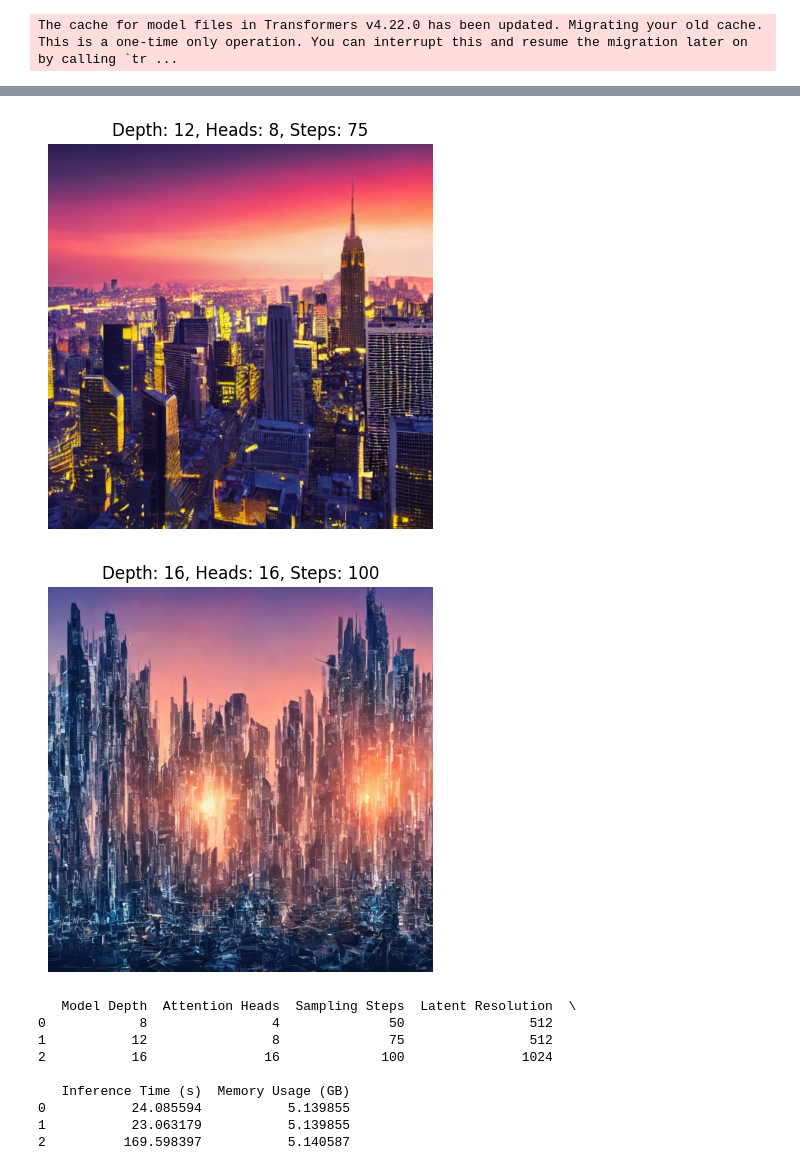
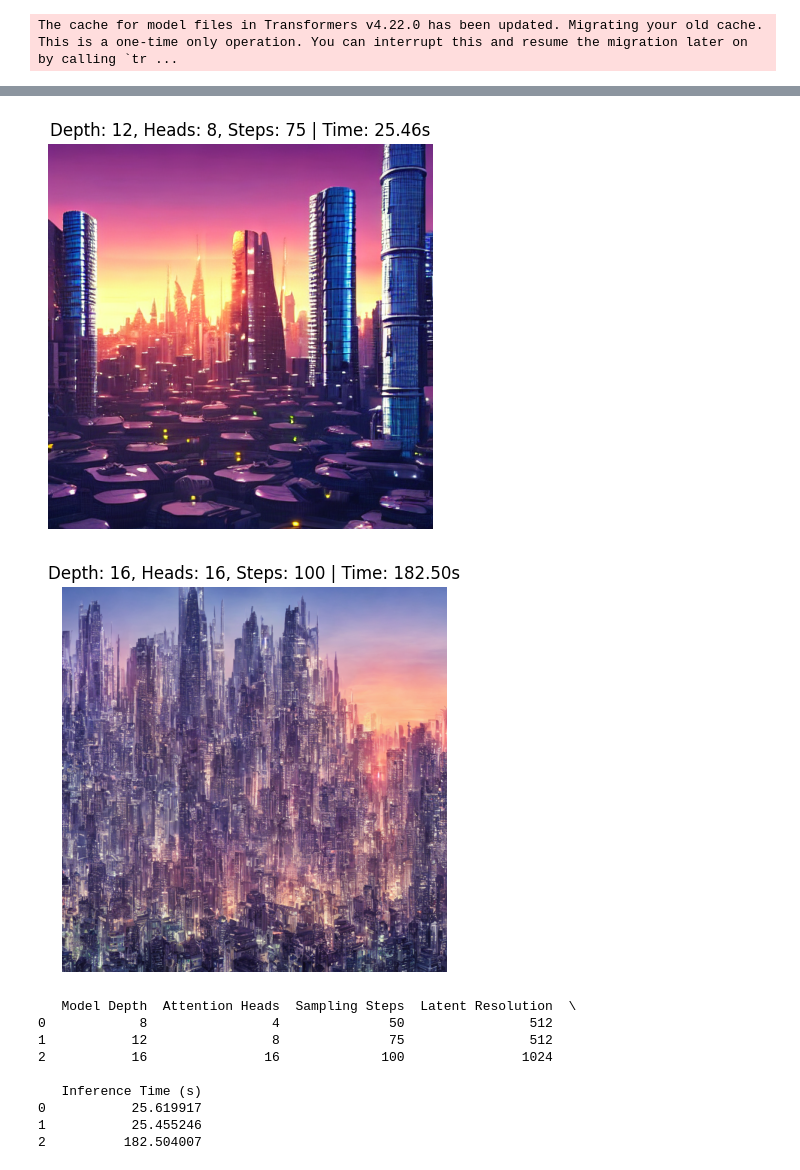
Before and after one commit to mdmehedihasan/diffusion_feb_25, a Jupyter notebook: Stable_Diffusion_Model_Parameter.ipynb, the cells around one changed output, grey strips where cells are left out. Drawn from its saved outputs; the diff is of its cells as text; code cells hidden in the pictures.

```diff
--- a/Stable_Diffusion_Model_Parameter.ipynb
+++ b/Stable_Diffusion_Model_Parameter.ipynb
@@ -29,9 +29,7 @@ def measure_performance(model_depth, attention_heads, sampling_steps, latent_res
     end_time = time.time()
 
     inference_time = end_time - start_time
-    memory_usage = torch.cuda.memory_allocated(device) / (1024**3) if device == "cuda" else "N/A"
-
-    return inference_time, memory_usage, image
+    return inference_time, image
 
 # Experiment with different parameter values
 configs = [
@@ -42,20 +40,20 @@ configs = [
 
 results = []
 for config in configs:
-    time_taken, memory_used, img = measure_performance(**config)
+    time_taken, img = measure_performance(**config)
     results.append([config["model_depth"], config["attention_heads"], config["sampling_steps"],
-                    config["latent_resolution"], time_taken, memory_used])
+                    config["latent_resolution"], time_taken])
 
     # Display generated image
     plt.figure(figsize=(5, 5))
     plt.imshow(img)
     plt.axis("off")
-    plt.title(f"Depth: {config['model_depth']}, Heads: {config['attention_heads']}, Steps: {config['sampling_steps']}")
+    plt.title(f"Depth: {config['model_depth']}, Heads: {config['attention_heads']}, Steps: {config['sampling_steps']} | Time: {time_taken:.2f}s")
     plt.show()
 
 # Print results in tabular format
 import pandas as pd
-df = pd.DataFrame(results, columns=["Model Depth", "Attention Heads", "Sampling Steps", "Latent Resolution", "Inference Time (s)", "Memory Usage (GB)"])
+df = pd.DataFrame(results, columns=["Model Depth", "Attention Heads", "Sampling Steps", "Latent Resolution", "Inference Time (s)"])
 print(df)
 # %% [output]
 The cache for model files in Transformers v4.22.0 has been updated. Migrating your old cache. This is a one-time only operation. You can interrupt this and resume the migration later on by calling `tr ...
@@ -68,11 +66,11 @@ Please note that authentication is recommended but still optional to access publ
-[figure, old version]
+[figure, new version]
-[figure, old version]
+[figure, new version]
    Model Depth  Attention Heads  Sampling Steps  Latent Resolution  \
 0            8                4              50                512
 1           12                8              75                512
 2           16               16             100               1024
 
-   Inference Time (s)  Memory Usage (GB)
-0           24.085594           5.139855
-1           23.063179           5.139855
-2          169.598397           5.140587
+   Inference Time (s)
+0           25.619917
+1           25.455246
+2          182.504007
```
Also changed, not shown: parts of 1 cell of this notebook.
